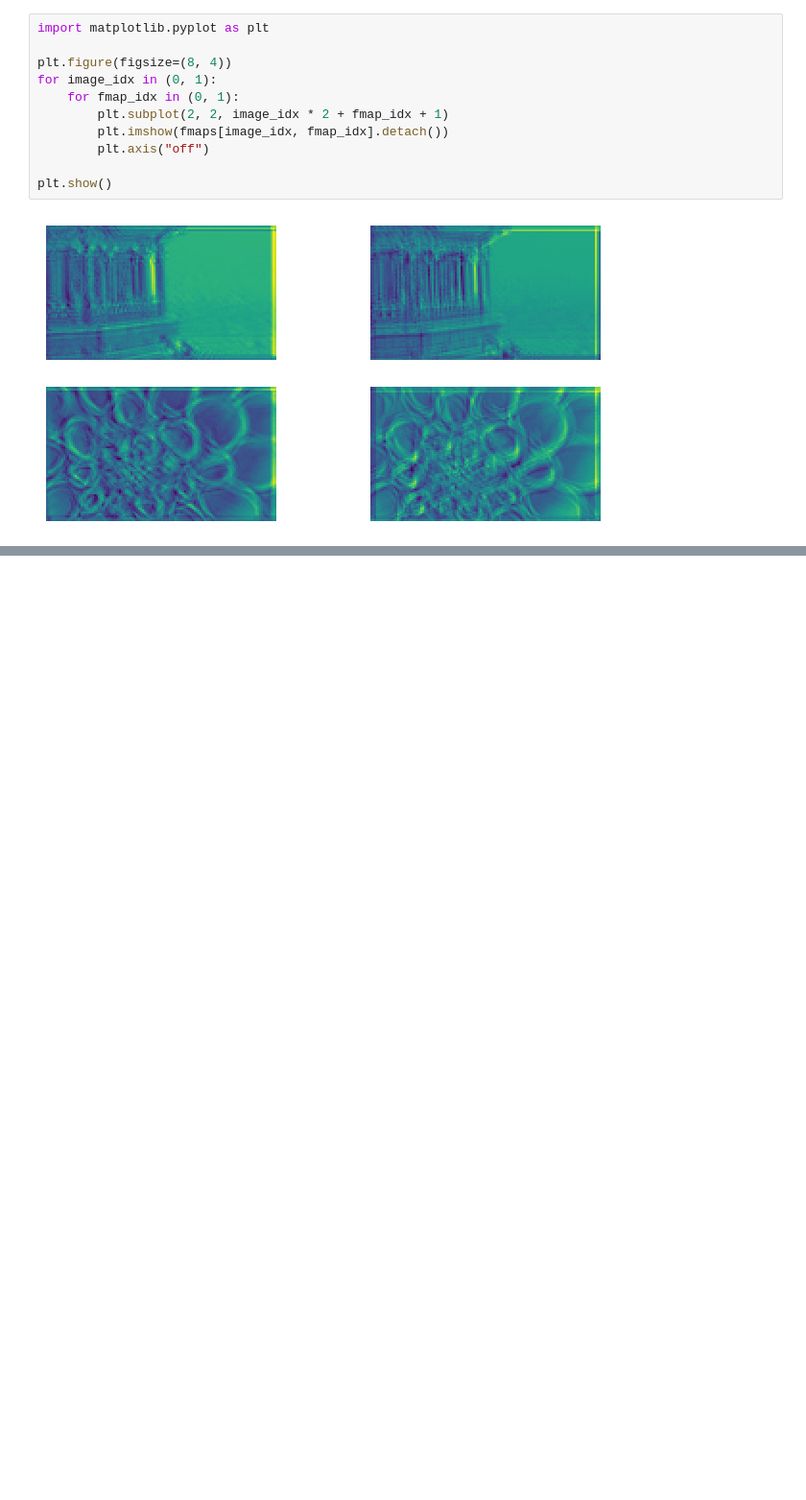
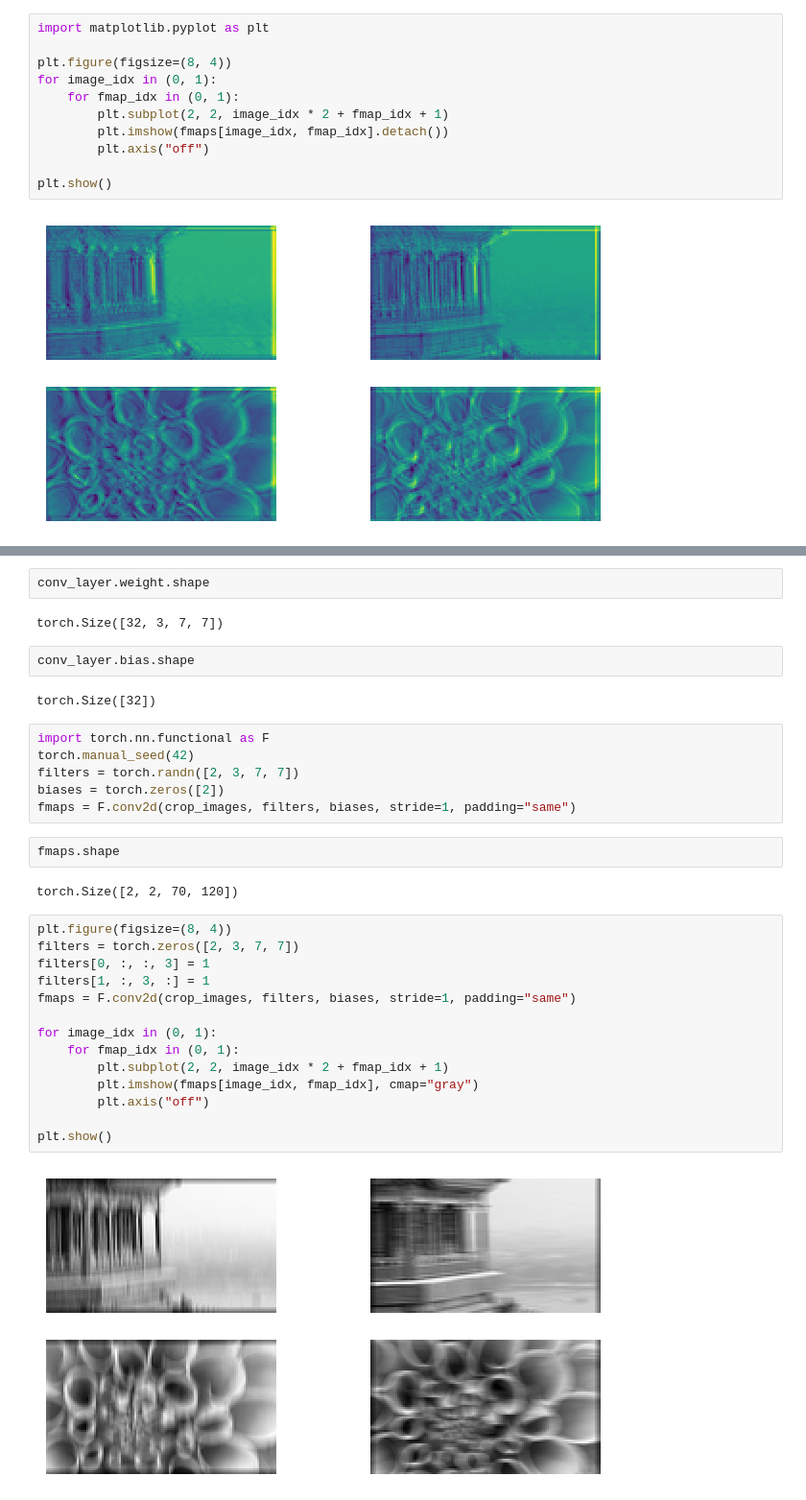
Before and after one commit to ankurdev1-drth/Deep_Learning-, a Jupyter notebook: 03_Deep_Computer_Vision_Using_Convolutional_Neural_Network.ipynb, the cells around one changed output, grey strips where cells are left out. Shown at 96% size. Saved outputs shown, nothing was run; the diff lists cells and outputs as text; blank space fills up the shorter version.

```diff
--- a/03_Deep_Computer_Vision_Using_Convolutional_Neural_Network.ipynb
+++ b/03_Deep_Computer_Vision_Using_Convolutional_Neural_Network.ipynb
@@ -158,0 +174,34 @@ plt.show()
+# %%
+conv_layer.weight.shape
+# %% [output]
+torch.Size([32, 3, 7, 7])
+# %%
+conv_layer.bias.shape
+# %% [output]
+torch.Size([32])
+# %%
+import torch.nn.functional as F
+torch.manual_seed(42)
+filters = torch.randn([2, 3, 7, 7])
+biases = torch.zeros([2])
+fmaps = F.conv2d(crop_images, filters, biases, stride=1, padding="same")
+# %%
+fmaps.shape
+# %% [output]
+torch.Size([2, 2, 70, 120])
+# %%
+plt.figure(figsize=(8, 4))
+filters = torch.zeros([2, 3, 7, 7])
+filters[0, :, :, 3] = 1
+filters[1, :, 3, :] = 1
+fmaps = F.conv2d(crop_images, filters, biases, stride=1, padding="same")
+
+for image_idx in (0, 1):
+    for fmap_idx in (0, 1):
+        plt.subplot(2, 2, image_idx * 2 + fmap_idx + 1)
+        plt.imshow(fmaps[image_idx, fmap_idx], cmap="gray")
+        plt.axis("off")
+
+plt.show()
+# %% [output]
+[figure, added]
```
Also changed, not shown: parts of 12 cells of this notebook.
